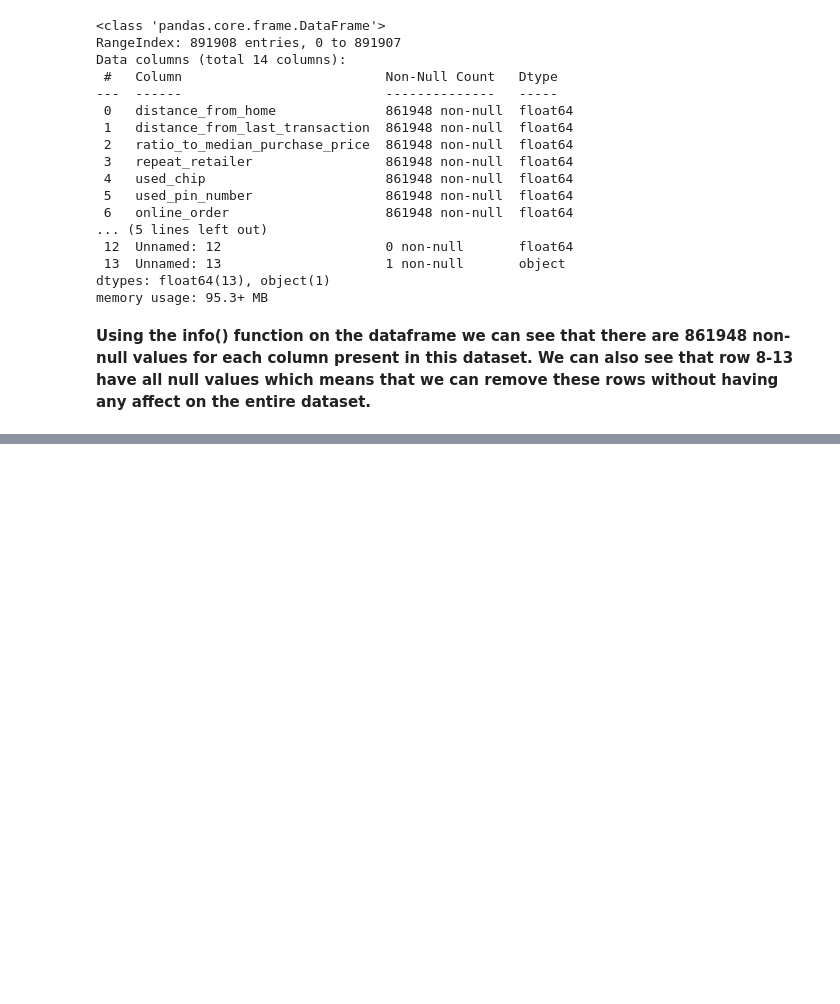
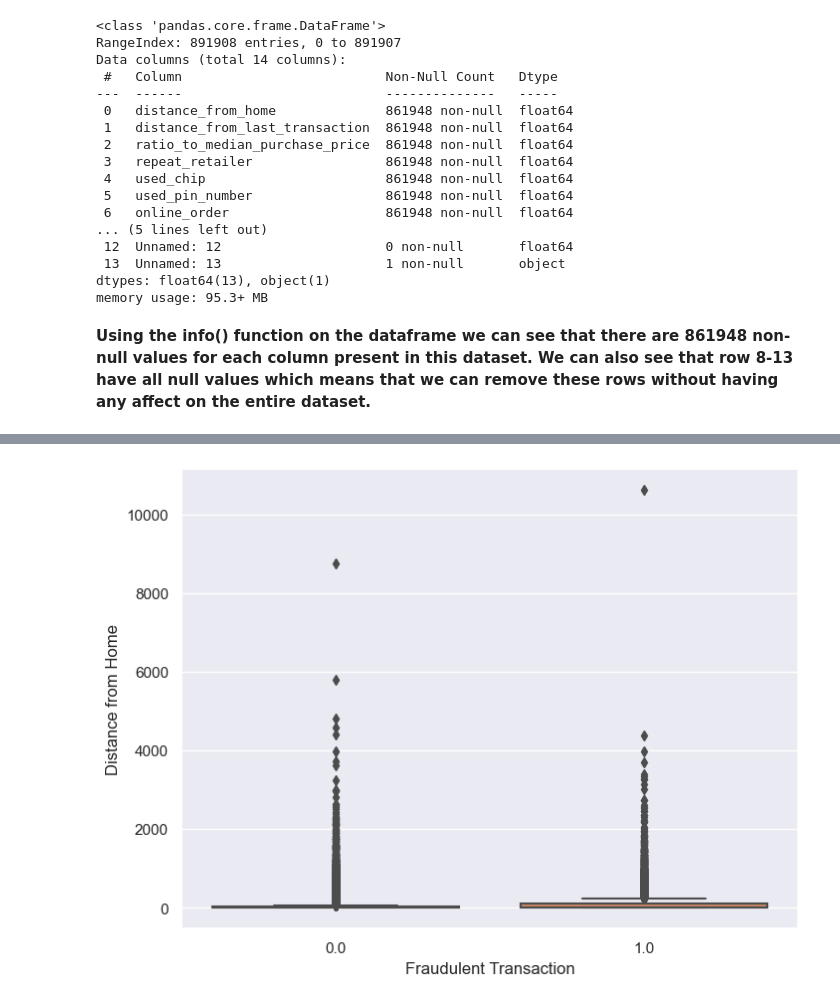
Before and after one commit to KarimKhalil33/CreditCard-Fraud-Data-Analysis, a Jupyter notebook: analysis/analysis3.ipynb, the cells around one changed output, grey strips where cells are left out. Cells and saved outputs as stored; diff of their text form; code cells hidden in the pictures; blank space fills up the shorter version.

```diff
--- a/analysis/analysis3.ipynb
+++ b/analysis/analysis3.ipynb
@@ -96,0 +82,7 @@ plt.show()
+# %%
+sns.boxplot(x='fraud', y='distance_from_home', data=df)
+plt.xlabel('Fraudulent Transaction')
+plt.ylabel('Distance from Home')
+plt.show()
+# %% [output]
+[figure, added]
```
Also changed, not shown: parts of 25 cells of this notebook, 2 other files.
